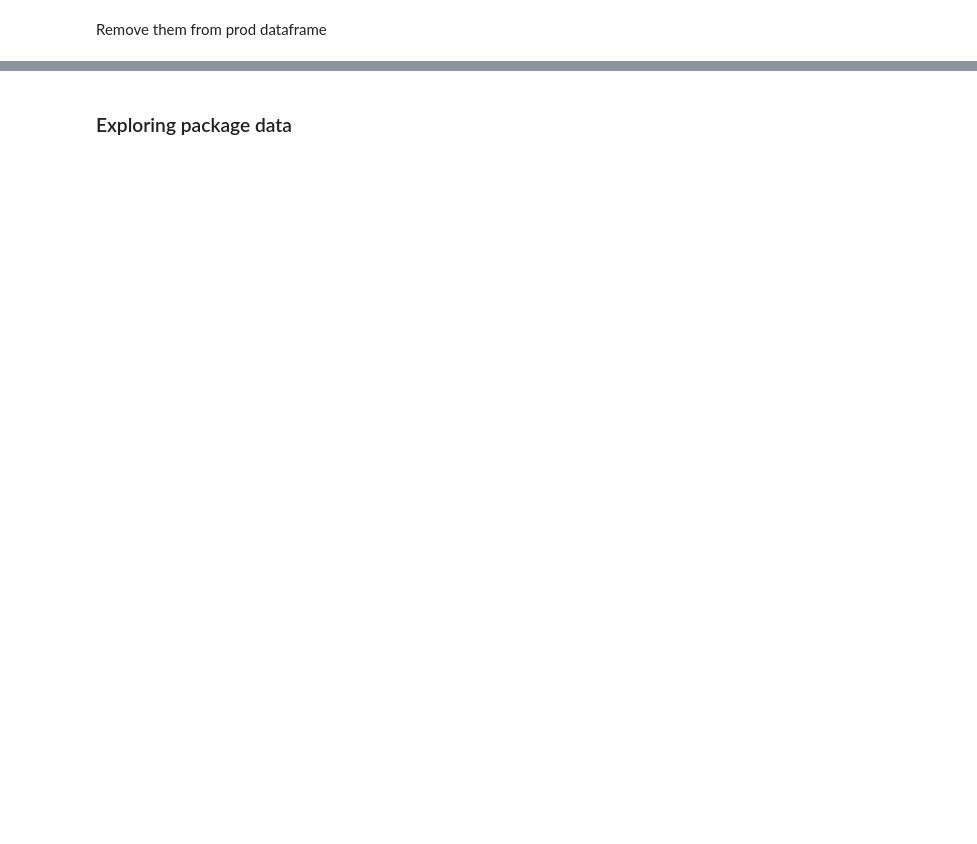
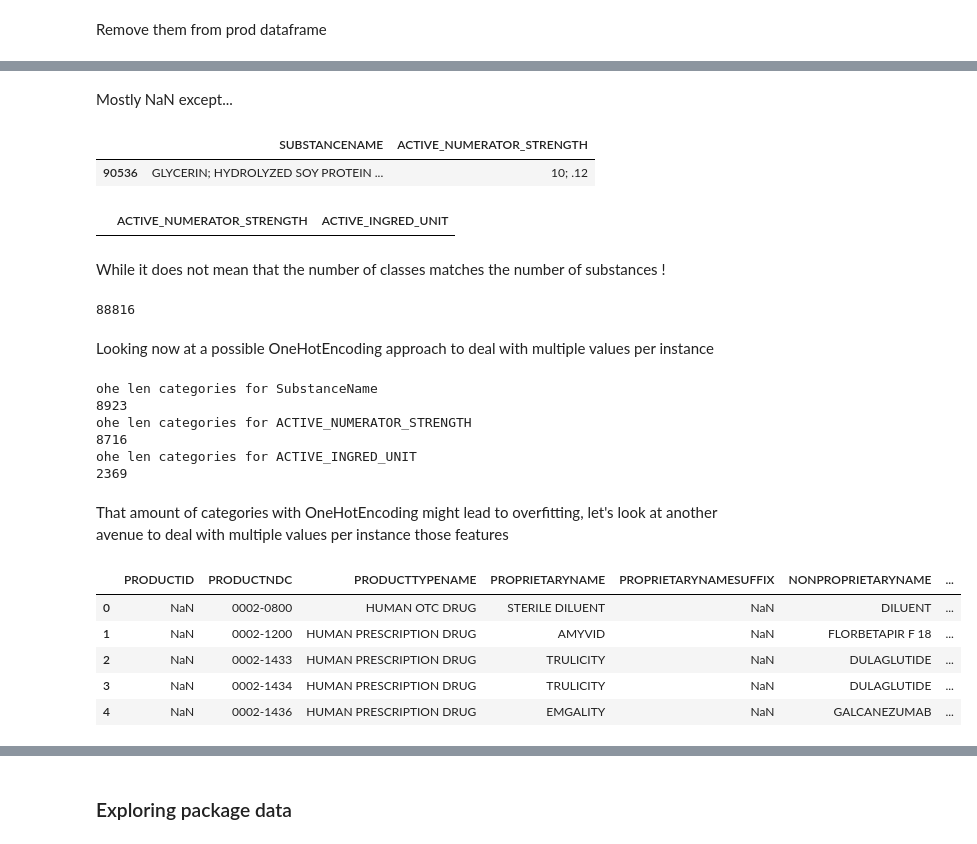
Before and after one commit to simlal/data-mining-assignments_bin710, a Jupyter notebook: dev2/tp2.ipynb, the cells around one changed output, grey strips where cells are left out. Saved outputs shown, nothing was run; the diff lists cells and outputs as text; code cells hidden in the pictures; blank space fills up the shorter version.

```diff
--- a/dev2/tp2.ipynb
+++ b/dev2/tp2.ipynb
@@ -415,0 +441,2 @@ prod = prod.drop(prod[["MARKETINGCATEGORYNAME","APPLICATIONNUMBER"]].dropna()[pr
+# %%
+prod["PROPRIETARYNAME"] = prod["PROPRIETARYNAME"].str.upper()
@@ -415,0 +445,2 @@ prod = prod.drop(prod[["MARKETINGCATEGORYNAME","APPLICATIONNUMBER"]].dropna()[pr
+# %%
+prod["NONPROPRIETARYNAME"] = prod["NONPROPRIETARYNAME"].str.upper()
@@ -415,0 +472,2 @@ prod = prod.drop(prod[["MARKETINGCATEGORYNAME","APPLICATIONNUMBER"]].dropna()[pr
+# %%
+prod["LABELERNAME"] = prod["LABELERNAME"].str.upper()
@@ -415,0 +519,40 @@ prod = prod.drop(prod[["MARKETINGCATEGORYNAME","APPLICATIONNUMBER"]].dropna()[pr
+# %% [markdown]
+Mostly NaN except...
+# %%
+prod[prod["SUBSTANCENAME"].str.split(";").str.len() != prod["ACTIVE_NUMERATOR_STRENGTH"].str.split(";").str.len()][["SUBSTANCENAME", "ACTIVE_NUMERATOR_STRENGTH"]].dropna()
+# %% [output]
+|  | SUBSTANCENAME | ACTIVE_NUMERATOR_STRENGTH |
+| 90536 | GLYCERIN; HYDROLYZED SOY PROTEIN ... | 10; .12 |
+# %%
+prod[prod["ACTIVE_NUMERATOR_STRENGTH"].str.split(";").str.len() != prod["ACTIVE_INGRED_UNIT"].str.split(";").str.len()][["ACTIVE_NUMERATOR_STRENGTH", "ACTIVE_INGRED_UNIT"]].dropna()
+# %% [output]
+|  | ACTIVE_NUMERATOR_STRENGTH | ACTIVE_INGRED_UNIT |
+# %%
+# drop the problematic object
+prod = prod.drop(
+    prod[prod["SUBSTANCENAME"].str.split(";").str.len() != prod["ACTIVE_NUMERATOR_STRENGTH"].str.split(";").str.len()][["SUBSTANCENAME", "ACTIVE_NUMERATOR_STRENGTH"]].dropna().index
+)
+# %% [markdown]
+While it does not mean that the number of classes matches the number of substances !
+# %%
+len(prod[prod["SUBSTANCENAME"].str.split(";").str.len() != prod["PHARM_CLASSES"].str.split(",").str.len()][ "PHARM_CLASSES"])
+# %% [output]
+88816
+# %% [markdown]
+Looking now at a possible OneHotEncoding approach to deal with multiple values per instance
+# %%
+print("ohe len categories for SubstanceName")
+print(len(OneHotEncoder().fit(pd.DataFrame(prod["SUBSTANCENAME"].str.upper())).categories_[0]))
+print("ohe len categories for ACTIVE_NUMERATOR_STRENGTH")
+print(len(OneHotEncoder().fit(pd.DataFrame(prod["ACTIVE_NUMERATOR_STRENGTH"].str.upper())).categories_[0]))
+print("ohe len categories for ACTIVE_INGRED_UNIT")
+print(len(OneHotEncoder().fit(pd.DataFrame(prod["ACTIVE_INGRED_UNIT"].str.upper())).categories_[0]))
+# %% [output]
+ohe len categories for SubstanceName
+8923
+ohe len categories for ACTIVE_NUMERATOR_STRENGTH
+8716
+ohe len categories for ACTIVE_INGRED_UNIT
+2369
+# %% [markdown]
+That amount of categories with OneHotEncoding might lead to overfitting, let's look at another avenue to deal with multiple values per instance those features
@@ -415,0 +561,9 @@ prod = prod.drop(prod[["MARKETINGCATEGORYNAME","APPLICATIONNUMBER"]].dropna()[pr
+# %%
+prod[0:5]
+# %% [output]
+|  | PRODUCTID | PRODUCTNDC | PRODUCTTYPENAME | PROPRIETARYNAME | PROPRIETARYNAMESUFFIX | NONPROPRIETARYNAME | ... |
+| 0 | NaN | 0002-0800 | HUMAN OTC DRUG | STERILE DILUENT | NaN | DILUENT | ... |
+| 1 | NaN | 0002-1200 | HUMAN PRESCRIPTION DRUG | AMYVID | NaN | FLORBETAPIR F 18 | ... |
+| 2 | NaN | 0002-1433 | HUMAN PRESCRIPTION DRUG | TRULICITY | NaN | DULAGLUTIDE | ... |
+| 3 | NaN | 0002-1434 | HUMAN PRESCRIPTION DRUG | TRULICITY | NaN | DULAGLUTIDE | ... |
+| 4 | NaN | 0002-1436 | HUMAN PRESCRIPTION DRUG | EMGALITY | NaN | GALCANEZUMAB | ... |
```
Also changed, not shown: parts of 64 cells of this notebook.
